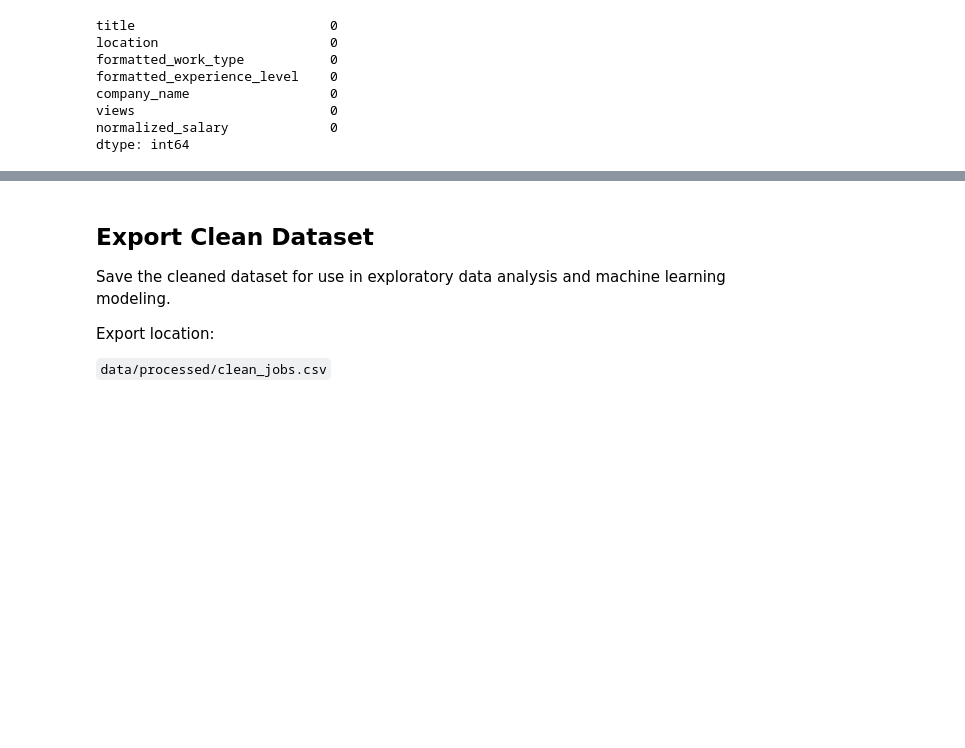
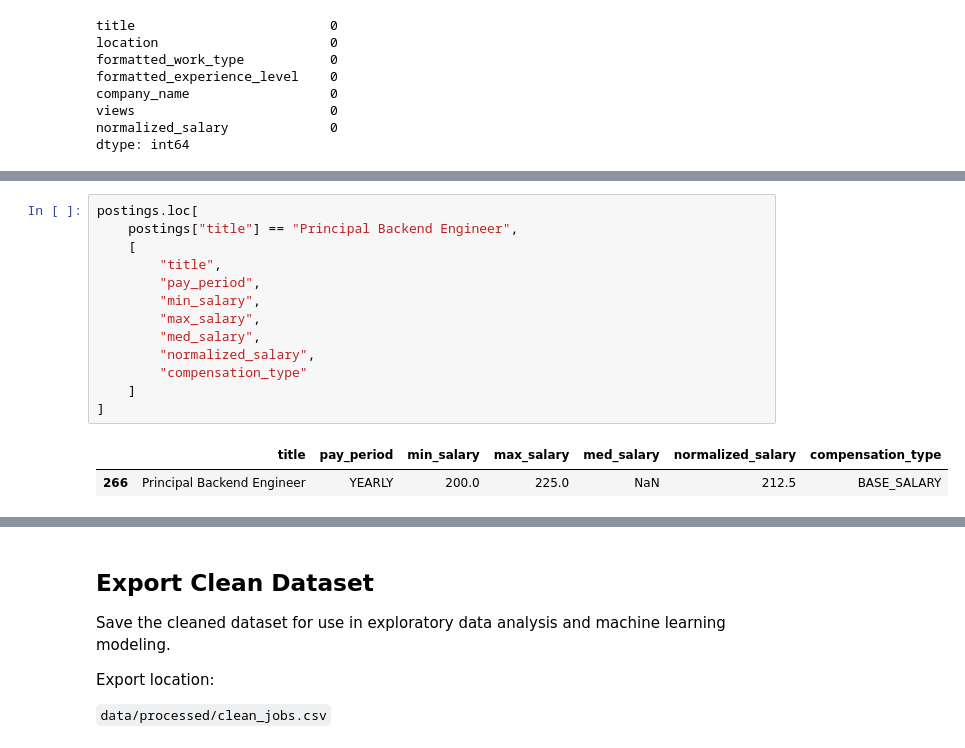
Before and after one commit to lavinma/salary-prediction-ml, a Jupyter notebook: notebooks/01_data_cleaning.ipynb, the cells around one changed output, grey strips where cells are left out. Cells and saved outputs as stored; diff of their text form; blank space fills up the shorter version.

```diff
--- a/notebooks/01_data_cleaning.ipynb
+++ b/notebooks/01_data_cleaning.ipynb
@@ -201,0 +208,16 @@ dtype: int64
+# %%
+postings.loc[
+    postings["title"] == "Principal Backend Engineer",
+    [
+        "title",
+        "pay_period",
+        "min_salary",
+        "max_salary",
+        "med_salary",
+        "normalized_salary",
+        "compensation_type"
+    ]
+]
+# %% [output]
+|  | title | pay_period | min_salary | max_salary | med_salary | normalized_salary | compensation_type |
+| 266 | Principal Backend Engineer | YEARLY | 200.0 | 225.0 | NaN | 212.5 | BASE_SALARY |
```
Also changed, not shown: parts of 7 cells of this notebook, 1 other file.
